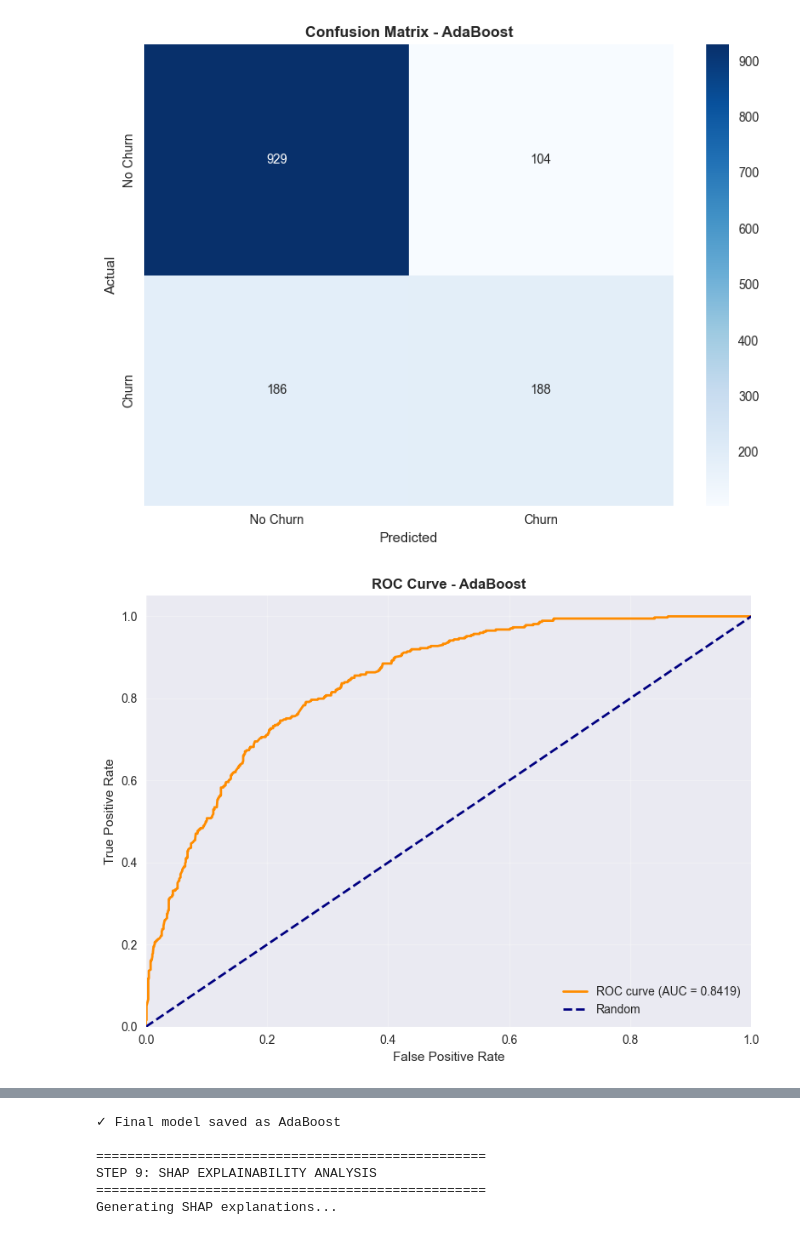
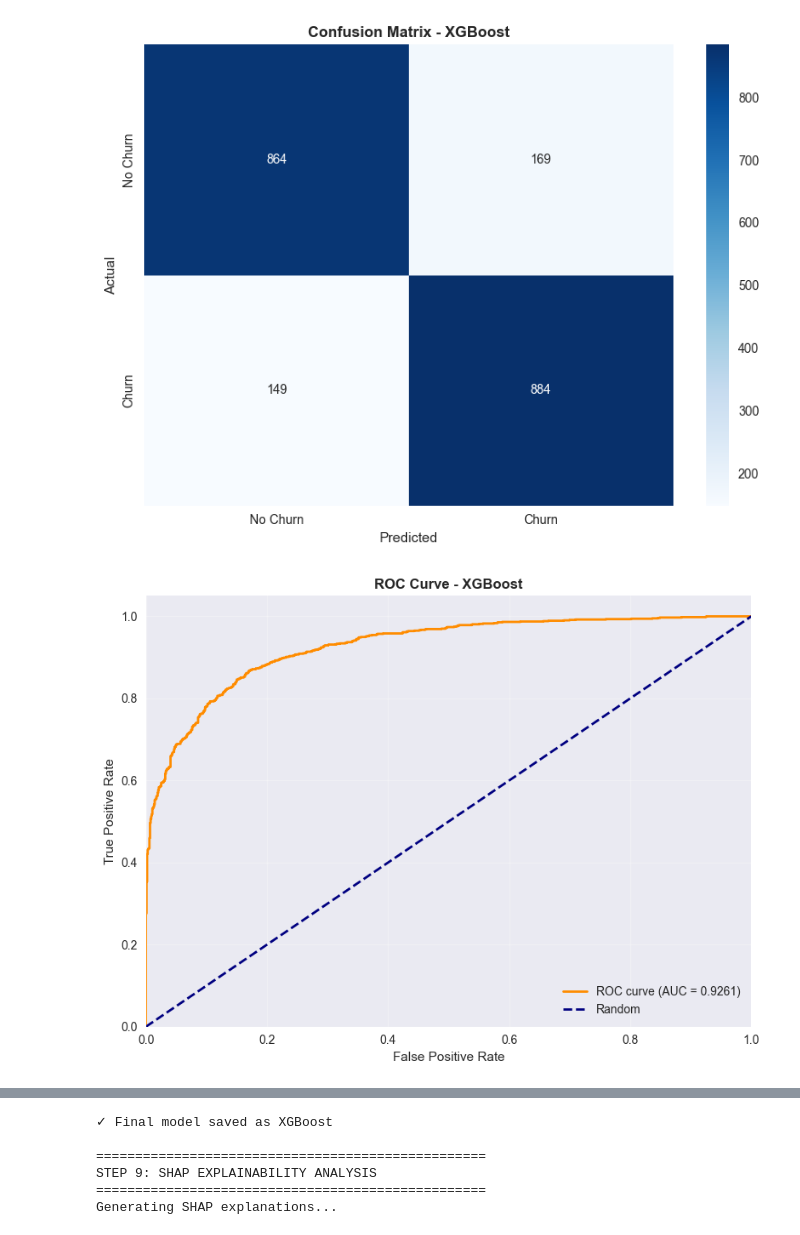
Before and after one commit to koriebruh/DiabetesML, a Jupyter notebook: Zzzz/improve.ipynb, the cells around one changed output, grey strips where cells are left out. Cells and saved outputs as stored; diff of their text form; code cells hidden in the pictures.

```diff
--- a/Zzzz/improve.ipynb
+++ b/Zzzz/improve.ipynb
@@ -1,15 +1,4 @@
 # %%
-"""
-Customer Churn Prediction Analysis using Machine Learning Algorithms
-===================================================================
-This script performs comprehensive customer churn prediction analysis using multiple ML algorithms
-with statistical validation and SHAP explainability for journal publication.
-
-Authors: [Your Name]
-Date: June 2024
-Journal: [Target Journal Name]
-"""
-
 import pandas as pd
 import numpy as np
 import matplotlib.pyplot as plt
@@ -30,6 +19,7 @@ from sklearn.metrics import (classification_report, roc_auc_score, confusion_mat
                            roc_curve, precision_recall_curve, auc)
 from scipy.stats import wilcoxon, friedmanchisquare
 import joblib
+from imblearn.over_sampling import SMOTE
 
 # Configuration
 warnings.filterwarnings('ignore')
@@ -160,9 +150,15 @@ print("✓ Feature scaling completed")
 joblib.dump(scaler, f"{OUTPUT_DIR}/models/scaler.pkl")
 print("✓ Scaler saved")
 
-# Train-test split
+# Apply SMOTE to balance the dataset
+smote = SMOTE(random_state=42)
+X_scaled_res, y_res = smote.fit_resample(X_scaled, y)
+print(f"✓ SMOTE applied - Resampled dataset shape: {X_scaled_res.shape}")
+print(f"Resampled target distribution: {np.bincount(y_res)}")
+
+# Train-test split on resampled data
 X_train, X_test, y_train, y_test = train_test_split(
-    X_scaled, y, stratify=y, test_size=0.2, random_state=42
+    X_scaled_res, y_res, stratify=y_res, test_size=0.2, random_state=42
 )
 
 print(f"Training set shape: {X_train.shape}")
@@ -265,11 +261,11 @@ print("-" * 80)
 
 for name, model in tuned_models.items():
     # ROC-AUC scores
-    roc_scores = cross_val_score(model, X_scaled, y, cv=cv, scoring='roc_auc')
-    acc_scores = cross_val_score(model, X_scaled, y, cv=cv, scoring='accuracy')
-    prec_scores = cross_val_score(model, X_scaled, y, cv=cv, scoring='precision')
-    rec_scores = cross_val_score(model, X_scaled, y, cv=cv, scoring='recall')
-    f1_scores = cross_val_score(model, X_scaled, y, cv=cv, scoring='f1')
+    roc_scores = cross_val_score(model, X_scaled_res, y_res, cv=cv, scoring='roc_auc')
+    acc_scores = cross_val_score(model, X_scaled_res, y_res, cv=cv, scoring='accuracy')
+    prec_scores = cross_val_score(model, X_scaled_res, y_res, cv=cv, scoring='precision')
+    rec_scores = cross_val_score(model, X_scaled_res, y_res, cv=cv, scoring='recall')
+    f1_scores = cross_val_score(model, X_scaled_res, y_res, cv=cv, scoring='f1')
 
     cv_results[name] = roc_scores
     metrics_results[name] = {
@@ -427,13 +423,27 @@ print("="*50)
 
 print("Generating SHAP explanations...")
 # Use KernelExplainer for AdaBoostClassifier
-explainer = shap.KernelExplainer(final_model.predict_proba, X_train[:100], link="logit")
-shap_values = explainer.shap_values(X_test[:100])  # Use subset for faster computation
+# Reduce background and test sample size for faster computation
+n_samples = 50
+background_data = X_train[:n_samples]
+test_data = X_test[:n_samples]
+
+# Ensure predict_proba returns probabilities for both classes
+explainer = shap.KernelExplainer(lambda x: final_model.predict_proba(x)[:, 1], background_data)
+shap_values = explainer.shap_values(test_data)  # Compute SHAP values for positive class
+
+# Debug shapes
+print("background_data shape:", background_data.shape)
+print("test_data shape:", test_data.shape)
+print("X.columns shape:", X.columns.shape)
+print("shap_values shape:", shap_values.shape)
+
+# Ensure feature names match
+features_df = pd.DataFrame(test_data, columns=X.columns)
 
 # Feature importance plot
 plt.figure(figsize=(10, 8))
-shap.summary_plot(shap_values[1], features=pd.DataFrame(X_test[:100], columns=X.columns),
-                  plot_type="bar", show=False)
+shap.summary_plot(shap_values, features=features_df, plot_type="bar", show=False)
 plt.title('SHAP Feature Importance', fontweight='bold')
 plt.tight_layout()
 plt.savefig(f"{OUTPUT_DIR}/plots/shap_feature_importance.png", dpi=300, bbox_inches='tight')
@@ -441,7 +451,7 @@ plt.show()
 
 # SHAP summary plot
 plt.figure(figsize=(10, 8))
-shap.summary_plot(shap_values[1], features=pd.DataFrame(X_test[:100], columns=X.columns), show=False)
+shap.summary_plot(shap_values, features=features_df, show=False)
 plt.title('SHAP Summary Plot', fontweight='bold')
 plt.tight_layout()
 plt.savefig(f"{OUTPUT_DIR}/plots/shap_summary.png", dpi=300, bbox_inches='tight')
@@ -449,9 +459,9 @@ plt.show()
 
 # SHAP waterfall plot for first instance
 plt.figure(figsize=(10, 8))
-shap.waterfall_plot(shap.Explanation(values=shap_values[1][0],
-                                    base_values=explainer.expected_value[1],
-                                    data=X_test[0],
+shap.waterfall_plot(shap.Explanation(values=shap_values[0],
+                                    base_values=explainer.expected_value,
+                                    data=test_data[0],
                                     feature_names=X.columns.tolist()), show=False)
 plt.title('SHAP Waterfall Plot (Sample Instance)', fontweight='bold')
 plt.tight_layout()
@@ -505,8 +515,8 @@ feature_names_df.to_csv(f"{OUTPUT_DIR}/data/feature_names.csv", index=False)
 print("✓ Feature names saved")
 
 # Save processed dataset
-df_processed = pd.DataFrame(X_scaled, columns=X.columns)
-df_processed['target'] = y
+df_processed = pd.DataFrame(X_scaled_res, columns=X.columns)
+df_processed['target'] = y_res
 df_processed.to_csv(f"{OUTPUT_DIR}/data/processed_dataset.csv", index=False)
 print("✓ Processed dataset saved")
 
@@ -514,7 +524,7 @@ print("✓ Processed dataset saved")
 print("\n" + "="*80)
 print("ANALYSIS SUMMARY")
 print("="*80)
-print(f"✓ Dataset: {df.shape} → {X.shape} (after preprocessing)")
+print(f"✓ Dataset: {df.shape} → {X_scaled_res.shape} (after preprocessing and SMOTE)")
 print(f"✓ Best Model: {best_model} (ROC-AUC: {cv_results[best_model].mean():.4f})")
 print(f"✓ Test Performance: {test_metrics['roc_auc']:.4f} ROC-AUC")
 print(f"✓ Statistical Tests: Wilcoxon & Friedman completed")
@@ -597,2 +607,2 @@ weighted avg       0.78      0.79      0.79      1407
-[figure, old version]
+[figure, new version]
-[figure, old version]
+[figure, new version]
@@ -600,4 +610,4 @@ weighted avg       0.78      0.79      0.79      1407
-✓ Final model saved as AdaBoost
+✓ Final model saved as XGBoost
 
 ==================================================
 STEP 9: SHAP EXPLAINABILITY ANALYSIS
```
Also changed, not shown: parts of 4 cells of this notebook, 23 other files.
